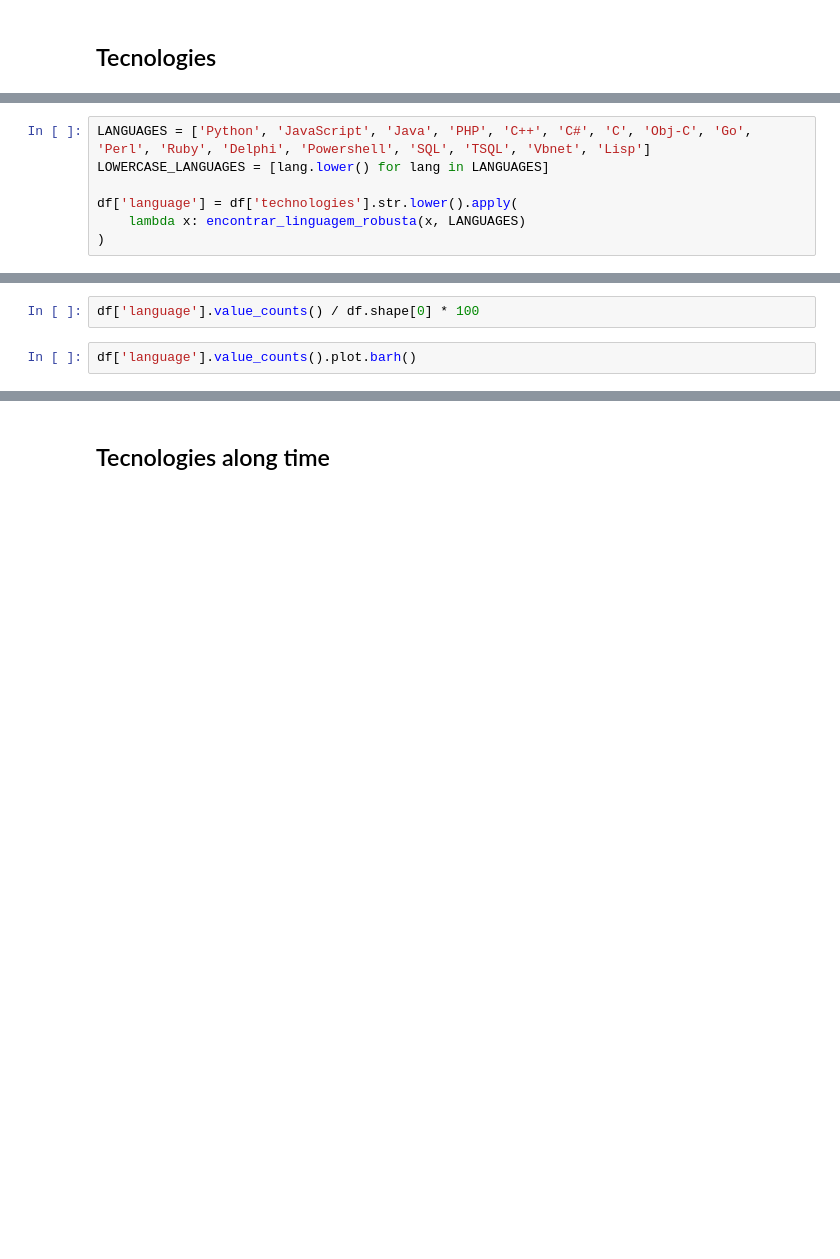
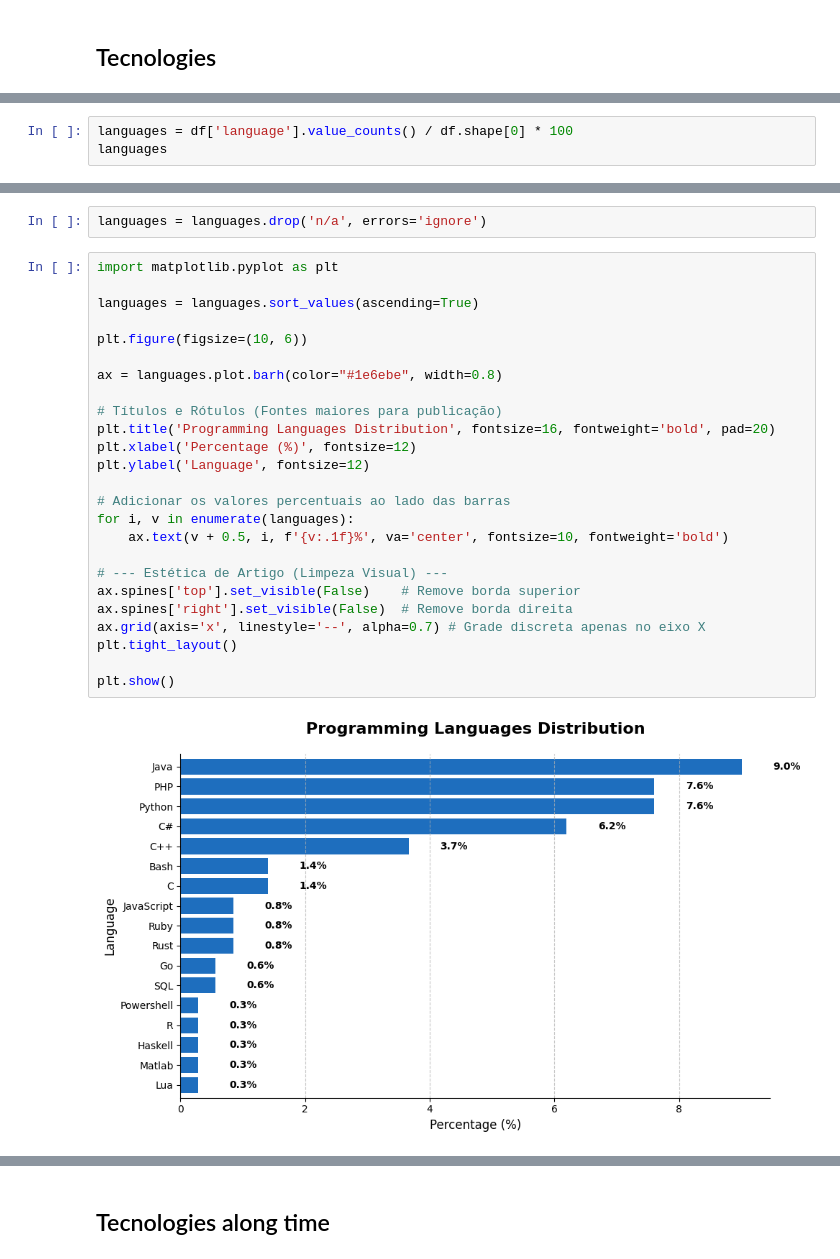
Before and after one commit to reset-ufc/social-media-dev-crawler, a Jupyter notebook: notebooks/RQ3.ipynb, the cells around one changed output, grey strips where cells are left out. Drawn from its saved outputs; the diff is of its cells as text; blank space fills up the shorter version.

Commit message:
better programming languages distribution

```diff
--- a/notebooks/RQ3.ipynb
+++ b/notebooks/RQ3.ipynb
@@ -37,7 +44,3 @@ def encontrar_linguagem_robusta(tags_texto, linguagens_alvo):
 # %%
-LANGUAGES = ['Python', 'JavaScript', 'Java', 'PHP', 'C++', 'C#', 'C', 'Obj-C', 'Go', 'Perl', 'Ruby', 'Delphi', 'Powershell', 'SQL', 'TSQL', 'Vbnet', 'Lisp']
-LOWERCASE_LANGUAGES = [lang.lower() for lang in LANGUAGES]
-
-df['language'] = df['technologies'].str.lower().apply(
-    lambda x: encontrar_linguagem_robusta(x, LANGUAGES)
-)
+languages = df['language'].value_counts() / df.shape[0] * 100
+languages
@@ -44,7 +68,32 @@ df['language'] = df['technologies'].str.lower().apply(
-# %%
-df['language'].value_counts() / df.shape[0] * 100
-# %%
-df['language'].value_counts().plot.barh()
+# %%
+languages = languages.drop('n/a', errors='ignore')
+# %%
+import matplotlib.pyplot as plt
+
+languages = languages.sort_values(ascending=True)
+
+plt.figure(figsize=(10, 6))
+
+ax = languages.plot.barh(color="#1e6ebe", width=0.8)
+
+# Títulos e Rótulos (Fontes maiores para publicação)
+plt.title('Programming Languages Distribution', fontsize=16, fontweight='bold', pad=20)
+plt.xlabel('Percentage (%)', fontsize=12)
+plt.ylabel('Language', fontsize=12)
+
+# Adicionar os valores percentuais ao lado das barras
+for i, v in enumerate(languages):
+    ax.text(v + 0.5, i, f'{v:.1f}%', va='center', fontsize=10, fontweight='bold')
+
+# --- Estética de Artigo (Limpeza Visual) ---
+ax.spines['top'].set_visible(False)    # Remove borda superior
+ax.spines['right'].set_visible(False)  # Remove borda direita
+ax.grid(axis='x', linestyle='--', alpha=0.7) # Grade discreta apenas no eixo X
+plt.tight_layout()
+
+plt.show()
+# %% [output]
+[figure, added]
 # %%
 def remove_languages_from_technologies(tech_string, languages_to_remove):
     """
```
Also changed, not shown: parts of 12 cells of this notebook.
